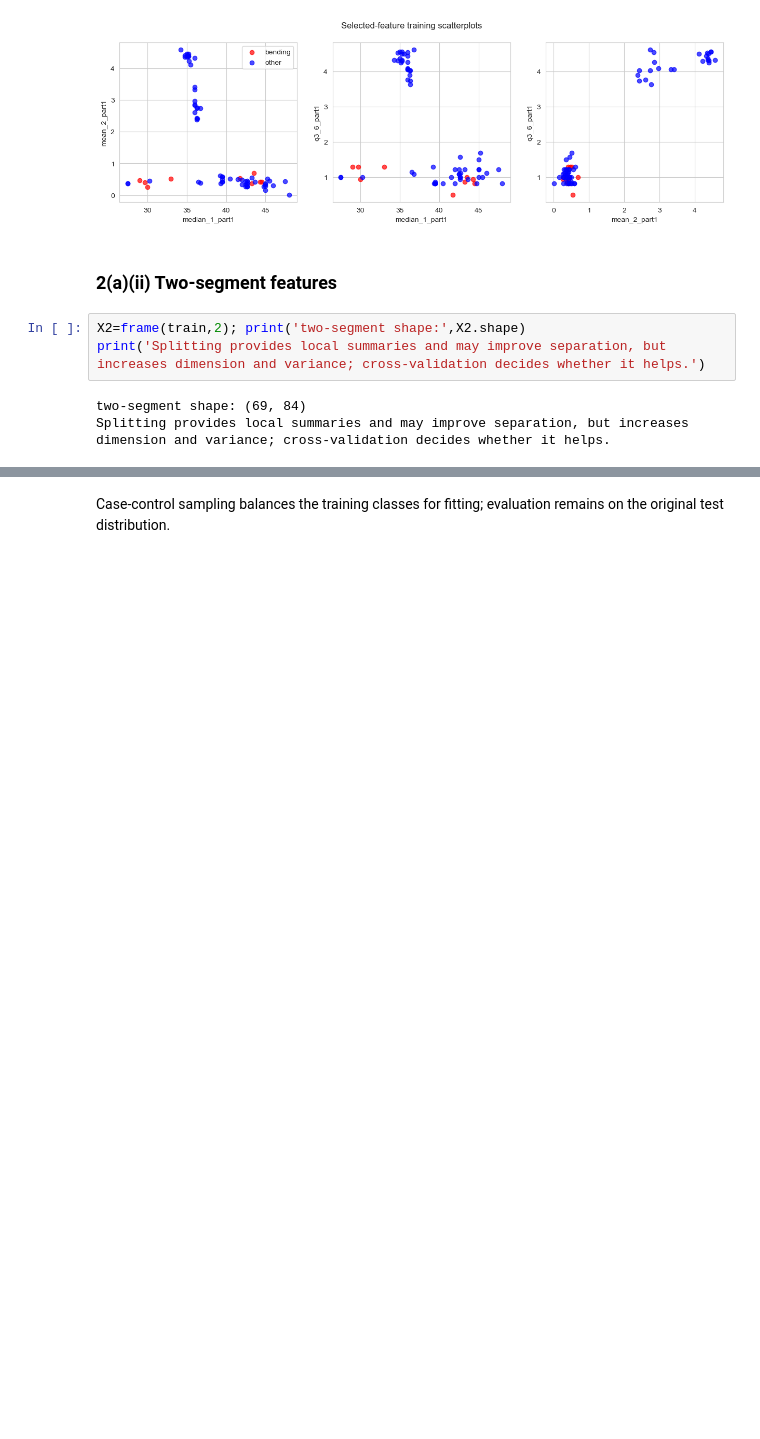
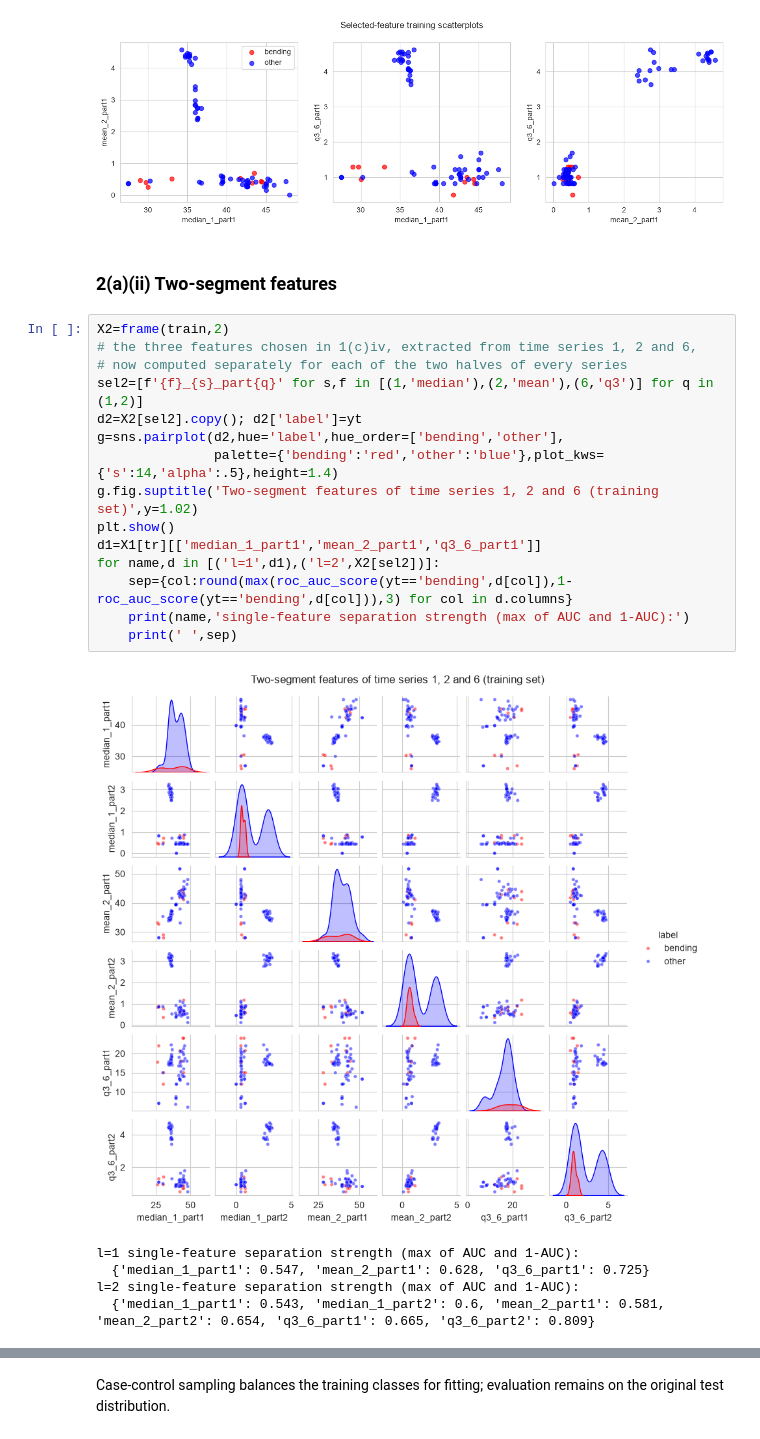
Before and after one commit to houdan-hub/DSCI552-HW4, a Jupyter notebook: Hou_Tianbo_HW4.ipynb, the cells around one changed output, grey strips where cells are left out. Saved outputs shown, nothing was run; the diff lists cells and outputs as text; blank space fills up the shorter version.

```diff
--- a/Hou_Tianbo_HW4.ipynb
+++ b/Hou_Tianbo_HW4.ipynb
@@ -68,8 +69,23 @@ ax[0].legend(); plt.suptitle('Selected-feature training scatterplots'); plt.show
 # %% [markdown]
 ### 2(a)(ii) Two-segment features
 # %%
-X2=frame(train,2); print('two-segment shape:',X2.shape)
-print('Splitting provides local summaries and may improve separation, but increases dimension and variance; cross-validation decides whether it helps.')
+X2=frame(train,2)
+# the three features chosen in 1(c)iv, extracted from time series 1, 2 and 6,
+# now computed separately for each of the two halves of every series
+sel2=[f'{f}_{s}_part{q}' for s,f in [(1,'median'),(2,'mean'),(6,'q3')] for q in (1,2)]
+d2=X2[sel2].copy(); d2['label']=yt
+g=sns.pairplot(d2,hue='label',hue_order=['bending','other'],
+               palette={'bending':'red','other':'blue'},plot_kws={'s':14,'alpha':.5},height=1.4)
+g.fig.suptitle('Two-segment features of time series 1, 2 and 6 (training set)',y=1.02)
+plt.show()
+d1=X1[tr][['median_1_part1','mean_2_part1','q3_6_part1']]
+for name,d in [('l=1',d1),('l=2',X2[sel2])]:
+    sep={col:round(max(roc_auc_score(yt=='bending',d[col]),1-roc_auc_score(yt=='bending',d[col])),3) for col in d.columns}
+    print(name,'single-feature separation strength (max of AUC and 1-AUC):')
+    print(' ',sep)
 # %% [output]
+[figure, added]
-two-segment shape: (69, 84)
-Splitting provides local summaries and may improve separation, but increases dimension and variance; cross-validation decides whether it helps.
+l=1 single-feature separation strength (max of AUC and 1-AUC):
+  {'median_1_part1': 0.547, 'mean_2_part1': 0.628, 'q3_6_part1': 0.725}
+l=2 single-feature separation strength (max of AUC and 1-AUC):
+  {'median_1_part1': 0.543, 'median_1_part2': 0.6, 'mean_2_part1': 0.581, 'mean_2_part2': 0.654, 'q3_6_part1': 0.665, 'q3_6_part2': 0.809}
```
Also changed, not shown: parts of 13 cells of this notebook.
